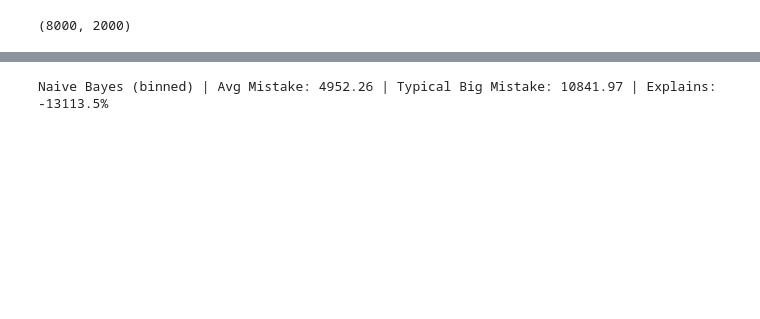
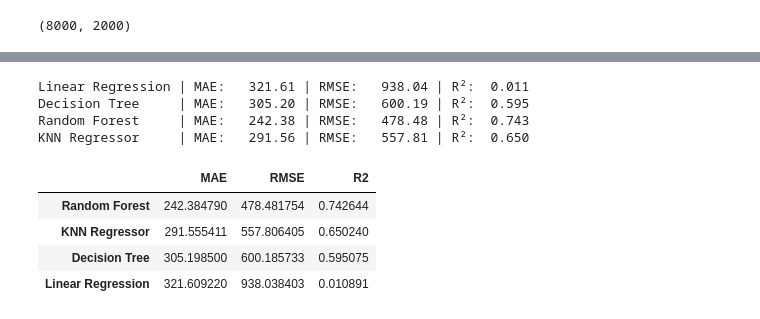
Before and after one commit to beatricemailum/CSCI316_GroupAssignment, a Jupyter notebook: Random Forest/CSCI316_G18_Task1.ipynb, the cells around one changed output, grey strips where cells are left out. Saved outputs shown, nothing was run; the diff lists cells and outputs as text; code cells hidden in the pictures; blank space fills up the shorter version.

```diff
--- a/Random Forest/CSCI316_G18_Task1.ipynb
+++ b/Random Forest/CSCI316_G18_Task1.ipynb
@@ -177,38 +195,0 @@ Linear Regression | Avg Mistake: 283.79 | Typical Big Mistake: 806.12 | Explains
-# %%
-# 7) Naive Bayes baseline (classification → price midpoint)
-#    - Bin price into quartiles using ALL y for stable bins
-#    - Train GaussianNB with dense features
-#    - Convert predicted class → bin midpoint for MAE/RMSE/R2
-
-y_all = pd.concat([y_train, y_test]).astype(float)
-edges = np.quantile(y_all, [0, .25, .5, .75, 1.0])
-edges[0] -= 1e-6  # include_lowest safety
-midpoints = (edges[:-1] + edges[1:]) / 2.0
-
-ytr_cls = pd.cut(y_train, bins=edges, labels=False, include_lowest=True)
-yte_cls = pd.cut(y_test,  bins=edges, labels=False, include_lowest=True)
-
-nb_pipe = Pipeline([
-    ("prep",  preprocessor_nb),
-    ("model", GaussianNB())
-])
-nb_pipe.fit(X_train, ytr_cls)
-y_pred_cls = nb_pipe.predict(X_test)
-
-# Map class → midpoint for numeric comparison
-pred_price = pd.Series(y_pred_cls, index=y_test.index).map(lambda c: midpoints[int(c)])
-mae_nb  = mean_absolute_error(y_test, pred_price)
-rmse_nb = np.sqrt(mean_squared_error(y_test, pred_price))
-r2p_nb  = r2_score(y_test, pred_price) * 100.0
-
-results["Naive Bayes (binned)"] = {
-    "Average Mistake Size": mae_nb,
-    "Typical Big Mistake": rmse_nb,
-    "How Much it Explains (%)": r2p_nb
-}
-fitted["Naive Bayes (binned)"] = nb_pipe
-
-print(f"Naive Bayes (binned) | Avg Mistake: {mae_nb:.2f} | Typical Big Mistake: {rmse_nb:.2f} | "
-      f"Explains: {r2p_nb:.1f}%")
-# %% [output]
-Naive Bayes (binned) | Avg Mistake: 4952.26 | Typical Big Mistake: 10841.97 | Explains: -13113.5%
@@ -214,0 +204,39 @@ Naive Bayes (binned) | Avg Mistake: 4952.26 | Typical Big Mistake: 10841.97 | Ex
+# %%
+# --- Cell 8: Train & Evaluate Models (no tuning) ---
+
+models = {
+    "Linear Regression": LinearRegression(),
+    "Decision Tree":     DecisionTreeRegressor(random_state=42),
+    "Random Forest":     RandomForestRegressor(n_estimators=200, random_state=42, n_jobs=-1),
+    "KNN Regressor":     KNeighborsRegressor(n_neighbors=5, weights="distance"),
+}
+
+results = {}
+fitted  = {}
+
+for name, est in models.items():
+    pipe = make_regression_pipeline(est, add_features=True)
+    pipe.fit(X_train_raw, y_train)
+    y_pred = pipe.predict(X_test_raw)
+
+    mae  = mean_absolute_error(y_test, y_pred)
+    rmse = np.sqrt(mean_squared_error(y_test, y_pred))
+    r2   = r2_score(y_test, y_pred)
+
+    results[name] = {"MAE": mae, "RMSE": rmse, "R2": r2}
+    fitted[name]  = pipe
+
+    print(f"{name:17s} | MAE: {mae:8.2f} | RMSE: {rmse:8.2f} | R²: {r2:6.3f}")
+
+results_df = pd.DataFrame(results).T.sort_values("RMSE")
+display(results_df)
+# %% [output]
+Linear Regression | MAE:   321.61 | RMSE:   938.04 | R²:  0.011
+Decision Tree     | MAE:   305.20 | RMSE:   600.19 | R²:  0.595
+Random Forest     | MAE:   242.38 | RMSE:   478.48 | R²:  0.743
+KNN Regressor     | MAE:   291.56 | RMSE:   557.81 | R²:  0.650
+|  | MAE | RMSE | R2 |
+| Random Forest | 242.384790 | 478.481754 | 0.742644 |
+| KNN Regressor | 291.555411 | 557.806405 | 0.650240 |
+| Decision Tree | 305.198500 | 600.185733 | 0.595075 |
+| Linear Regression | 321.609220 | 938.038403 | 0.010891 |
```
Also changed, not shown: parts of 13 cells of this notebook.
